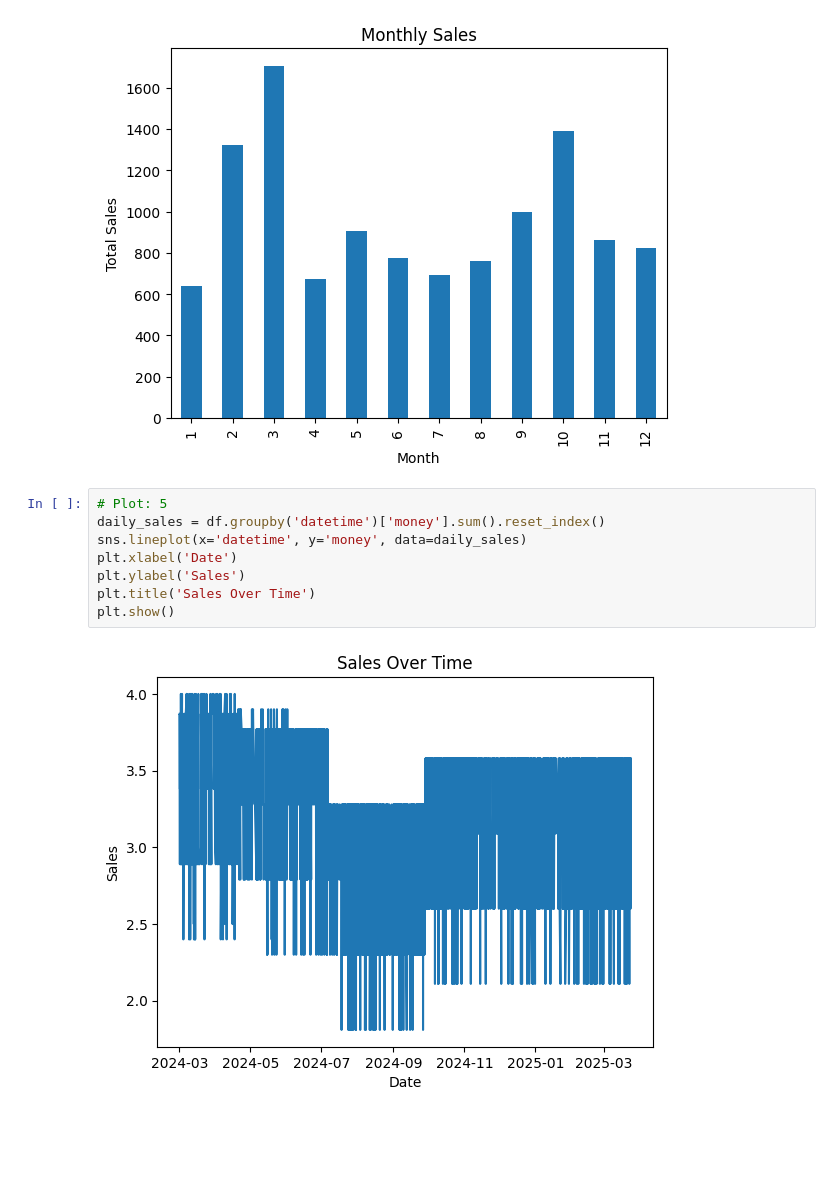
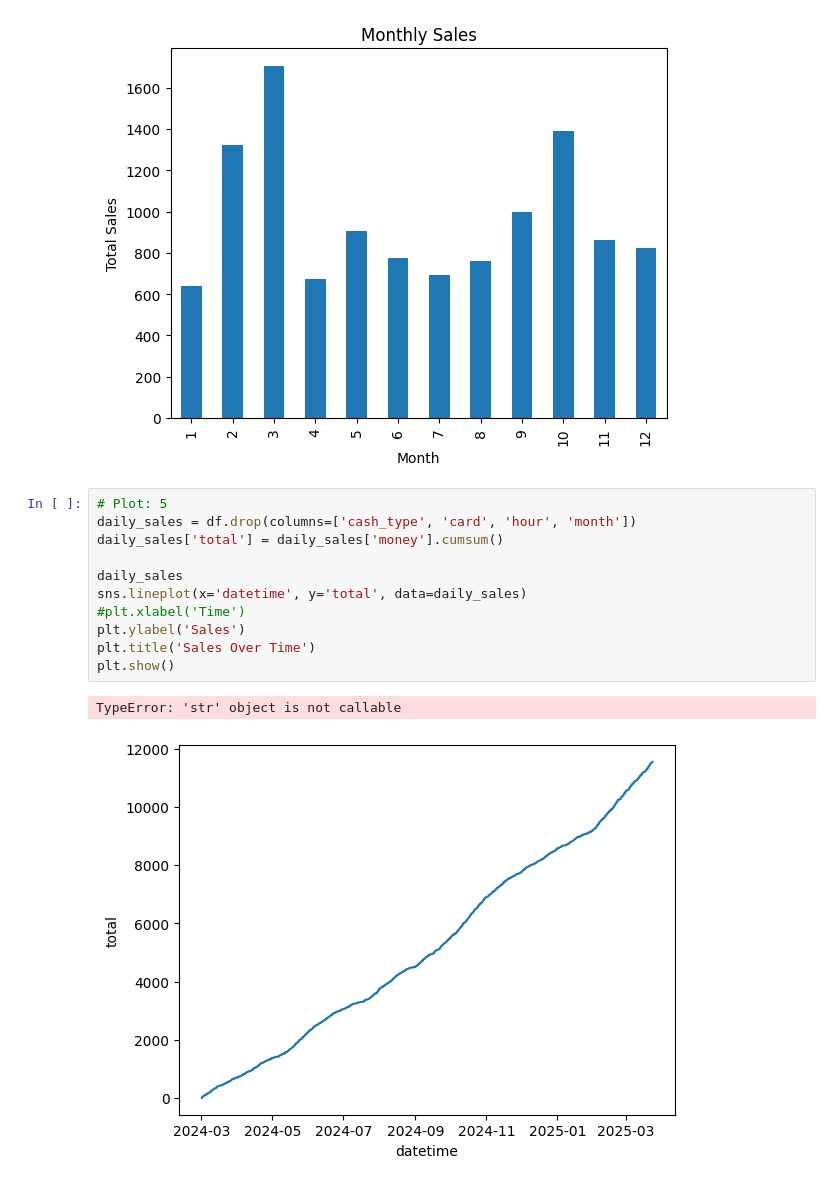
Before and after one commit to EvanDBush/six_plots, a Jupyter notebook: plots.ipynb, the cells around one changed output. Drawn from its saved outputs; the diff is of its cells as text; blank space fills up the shorter version.

Commit message:
fixes plot 5

```diff
--- a/plots.ipynb
+++ b/plots.ipynb
@@ -74,13 +74,17 @@ monthly_sales.plot(kind='bar',
 [figure]
 # %%
 # Plot: 5
-daily_sales = df.groupby('datetime')['money'].sum().reset_index()
-sns.lineplot(x='datetime', y='money', data=daily_sales)
-plt.xlabel('Date')
+daily_sales = df.drop(columns=['cash_type', 'card', 'hour', 'month'])
+daily_sales['total'] = daily_sales['money'].cumsum()
+
+daily_sales
+sns.lineplot(x='datetime', y='total', data=daily_sales)
+#plt.xlabel('Time')
 plt.ylabel('Sales')
 plt.title('Sales Over Time')
 plt.show()
 # %% [output]
+TypeError: 'str' object is not callable
-[figure, old version]
+[figure, new version]
 # %%
 # Plot 6
```
Also changed, not shown: parts of 1 cell of this notebook.
